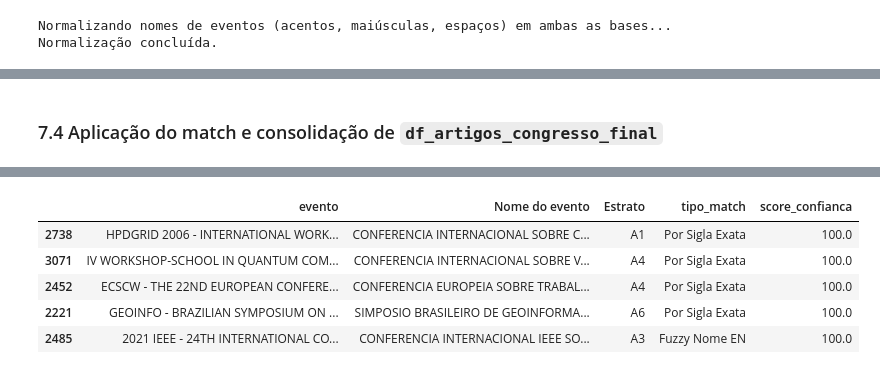
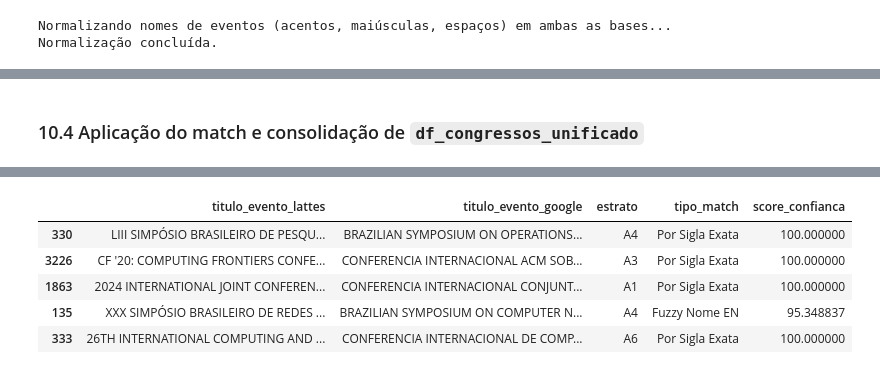
Before and after one commit to alobogiron/pesc_stats, a Jupyter notebook: analyse_organizado.ipynb, the cells around one changed output, grey strips where cells are left out. Cells and saved outputs as stored; diff of their text form; code cells hidden in the pictures.

```diff
--- a/analyse_organizado.ipynb
+++ b/analyse_organizado.ipynb
@@ -845,0 +852,13 @@ referência.
+# %%
+SCOPUS_API_KEY = __import__('os').getenv('SCOPUS_API_KEY')
+SCOPUS_INST_TOKEN = __import__('os').getenv('SCOPUS_INST_TOKEN')
+
+df_artigos_periodico_scopus = montar_df_vazio(COLUNAS_PERIODICO)
+df_artigos_congresso_scopus = montar_df_vazio(COLUNAS_CONGRESSO)
+
+if not SCOPUS_API_KEY:
+    print("AVISO: SCOPUS_API_KEY não configurada no .env -- "
+          "extração Scopus pulada (df_artigos_periodico_scopus/df_artigos_congresso_scopus ficam vazios).")
+else:
+    pybliometrics.init(keys=[SCOPUS_API_KEY], inst_tokens=[SCOPUS_INST_TOKEN] if SCOPUS_INST_TOKEN else None)
+    print("Cliente Scopus (pybliometrics) inicializado com sucesso!")
@@ -910,7 +1805,8 @@ def limpar_texto(serie):
             .str.strip())
 
 
-df_bib_trab_congresso['evento_limpo'] = limpar_texto(df_bib_trab_congresso['evento'])
+df_base_congressos = df_congressos_unificado.copy()
+df_base_congressos['evento_limpo'] = limpar_texto(df_base_congressos['titulo_evento_lattes'])
 df_google_raw['Nome do evento'] = limpar_texto(df_google_raw['Nome do evento'])
 df_google_raw['Nome do evento em inglês'] = limpar_texto(df_google_raw['Nome do evento em inglês'])
 df_google_raw['Sigla'] = limpar_texto(df_google_raw['Sigla'])
@@ -951,7 +1842,7 @@ LIMIAR_CORTE_FUZZY = 95  # Escala 0-100; valor alto para evitar falsos positivos
 
 
 def encontrar_melhor_match_fuzzy(evento_lattes):
-    """Procura, na base de eventos classificados, o melhor match fuzzy para um nome de evento do Lattes.
+    """Procura, na base de eventos classificados, o melhor match fuzzy para um nome de evento.
 
     Retorna uma tupla: (sigla, nome_do_evento_padronizado, estrato, tipo_match, score_confianca).
     Quando não há match acima do limiar, retorna estrato 'A8' (pior classificação) e tipo 'Sem Match'.
@@ -1005,41 +1896,38 @@ def encontrar_melhor_match_fuzzy(evento_lattes):
     # Score insuficiente: rejeita o match para evitar falso positivo
     return pd.NA, pd.NA, 'A8', 'Sem Match', maior_score_encontrado
 # %% [markdown]
-### 7.4 Aplicação do match e consolidação de `df_artigos_congresso_final`
+### 10.4 Aplicação do match e consolidação de `df_congressos_unificado`
 # %%
 print("Aplicando o match fuzzy a todos os trabalhos de congresso (pode levar alguns segundos)...")
 
-resultados = df_bib_trab_congresso['evento_limpo'].apply(encontrar_melhor_match_fuzzy)
+resultados = df_base_congressos['evento_limpo'].apply(encontrar_melhor_match_fuzzy)
 
-df_artigos_congresso_final = df_bib_trab_congresso.copy()
-df_artigos_congresso_final['Sigla'] = [res[0] for res in resultados]
-df_artigos_congresso_final['Nome do evento'] = [res[1] for res in resultados]
-df_artigos_congresso_final['Estrato'] = [res[2] for res in resultados]
-df_artigos_congresso_final['tipo_match'] = [res[3] for res in resultados]
-df_artigos_congresso_final['score_confianca'] = [res[4] for res in resultados]
-
-# A coluna auxiliar de texto normalizado não é mais necessária
-df_artigos_congresso_final.drop(columns=['evento_limpo'], inplace=True)
+df_base_congressos['sigla_evento_google'] = [res[0] for res in resultados]
+df_base_congressos['titulo_evento_google'] = [res[1] for res in resultados]
+df_base_congressos['estrato'] = [res[2] for res in resultados]
+df_base_congressos['tipo_match'] = [res[3] for res in resultados]
+df_base_congressos['score_confianca'] = [res[4] for res in resultados]
 
 # --- Relatório-resumo do cruzamento ---
-total_originais = len(df_artigos_congresso_final)
-qtd_sigla = (df_artigos_congresso_final['tipo_match'] == 'Por Sigla Exata').sum()
-qtd_fuzzy_pt = (df_artigos_congresso_final['tipo_match'] == 'Fuzzy Nome PT').sum()
-qtd_fuzzy_en = (df_artigos_congresso_final['tipo_match'] == 'Fuzzy Nome EN').sum()
-qtd_falhas = (df_artigos_congresso_final['tipo_match'] == 'Sem Match').sum()
+total_originais = len(df_base_congressos)
+qtd_sigla = (df_base_congressos['tipo_match'] == 'Por Sigla Exata').sum()
+qtd_fuzzy_pt = (df_base_congressos['tipo_match'] == 'Fuzzy Nome PT').sum()
+qtd_fuzzy_en = (df_base_congressos['tipo_match'] == 'Fuzzy Nome EN').sum()
+qtd_falhas = (df_base_congressos['tipo_match'] == 'Sem Match').sum()
 
 print("\n--- Relatório de Cruzamento de Eventos ---")
-print(f"Total de trabalhos de congresso (Lattes): {total_originais}")
-print(f"Match por Sigla Exata: {qtd_sigla} ({round((qtd_sigla/total_originais)*100, 1)}%)")
-print(f"Match Fuzzy (Nome PT):  {qtd_fuzzy_pt} ({round((qtd_fuzzy_pt/total_originais)*100, 1)}%)")
-print(f"Match Fuzzy (Nome EN):  {qtd_fuzzy_en} ({round((qtd_fuzzy_en/total_originais)*100, 1)}%)")
-print(f"Sem Match:              {qtd_falhas} ({round((qtd_falhas/total_originais)*100, 1)}%)")
+print(f"Total de trabalhos de congresso (unificado): {total_originais}")
+if total_originais:
+    print(f"Match por Sigla Exata: {qtd_sigla} ({round((qtd_sigla/total_originais)*100, 1)}%)")
+    print(f"Match Fuzzy (Nome PT):  {qtd_fuzzy_pt} ({round((qtd_fuzzy_pt/total_originais)*100, 1)}%)")
+    print(f"Match Fuzzy (Nome EN):  {qtd_fuzzy_en} ({round((qtd_fuzzy_en/total_originais)*100, 1)}%)")
+    print(f"Sem Match:              {qtd_falhas} ({round((qtd_falhas/total_originais)*100, 1)}%)")
 
-display(
-    df_artigos_congresso_final[df_artigos_congresso_final['tipo_match'] != 'Sem Match']
-    [['evento', 'Nome do evento', 'Estrato', 'tipo_match', 'score_confianca']]
-    .sample(min(5, total_originais))
-)
+    display(
+        df_base_congressos[df_base_congressos['tipo_match'] != 'Sem Match']
+        [['titulo_evento_lattes', 'titulo_evento_google', 'estrato', 'tipo_match', 'score_confianca']]
+        .sample(min(5, total_originais))
+    )
 # %% [output]
 Aplicando o match fuzzy a todos os trabalhos de congresso (pode levar alguns segundos)...
 
@@ -1052,7 +1940,7 @@ Sem Match:              1487 (41.5%)
-|  | evento | Nome do evento | Estrato | tipo_match | score_confianca |
-| 2738 | HPDGRID 2006 - INTERNATIONAL WORK... | CONFERENCIA INTERNACIONAL SOBRE C... | A1 | Por Sigla Exata | 100.0 |
-| 3071 | IV WORKSHOP-SCHOOL IN QUANTUM COM... | CONFERENCIA INTERNACIONAL SOBRE V... | A4 | Por Sigla Exata | 100.0 |
-| 2452 | ECSCW - THE 22ND EUROPEAN CONFERE... | CONFERENCIA EUROPEIA SOBRE TRABAL... | A4 | Por Sigla Exata | 100.0 |
-| 2221 | GEOINFO - BRAZILIAN SYMPOSIUM ON ... | SIMPOSIO BRASILEIRO DE GEOINFORMA... | A6 | Por Sigla Exata | 100.0 |
-| 2485 | 2021 IEEE - 24TH INTERNATIONAL CO... | CONFERENCIA INTERNACIONAL IEEE SO... | A3 | Fuzzy Nome EN | 100.0 |
+|  | titulo_evento_lattes | titulo_evento_google | estrato | tipo_match | score_confianca |
+| 330 | LIII SIMPÓSIO BRASILEIRO DE PESQU... | BRAZILIAN SYMPOSIUM ON OPERATIONS... | A4 | Por Sigla Exata | 100.000000 |
+| 3226 | CF '20: COMPUTING FRONTIERS CONFE... | CONFERENCIA INTERNACIONAL ACM SOB... | A3 | Por Sigla Exata | 100.000000 |
+| 1863 | 2024 INTERNATIONAL JOINT CONFEREN... | CONFERENCIA INTERNACIONAL CONJUNT... | A1 | Por Sigla Exata | 100.000000 |
+| 135 | XXX SIMPÓSIO BRASILEIRO DE REDES ... | BRAZILIAN SYMPOSIUM ON COMPUTER N... | A4 | Fuzzy Nome EN | 95.348837 |
+| 333 | 26TH INTERNATIONAL COMPUTING AND ... | CONFERENCIA INTERNACIONAL DE COMP... | A6 | Por Sigla Exata | 100.000000 |
 # %% [markdown]
```
Also changed, not shown: parts of 78 cells of this notebook, 11 other files.
